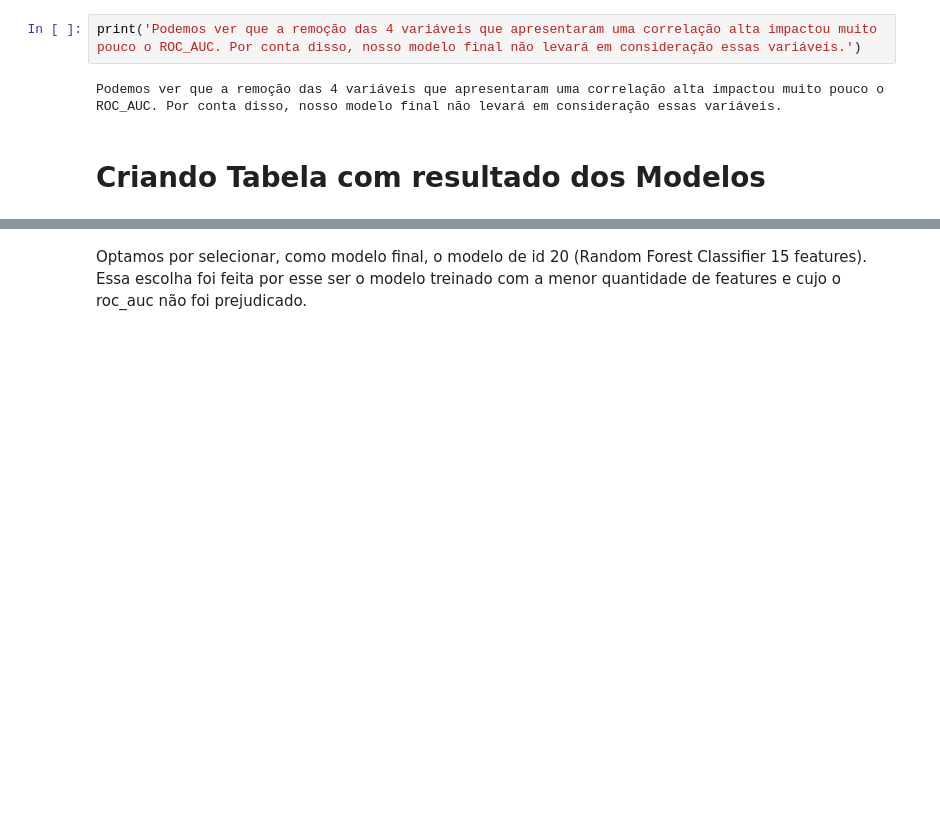
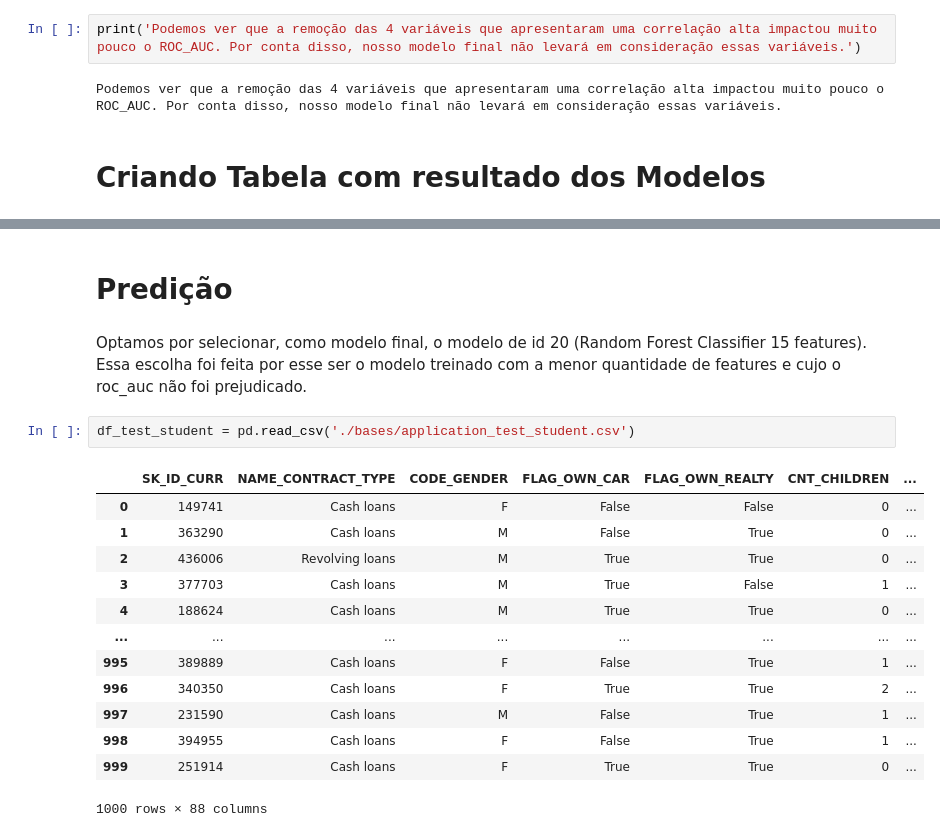
Before and after one commit to juliolimoli/projeto_dados, a Jupyter notebook: parte_DS_final.ipynb, the cells around one changed output, grey strips where cells are left out. Drawn from its saved outputs; the diff is of its cells as text; blank space fills up the shorter version.

```diff
--- a/parte_DS_final.ipynb
+++ b/parte_DS_final.ipynb
@@ -648,5 +652,23 @@ model_df
 | 0 | Logistic Regression todas as feat... | 2022-03-11 | LogisticRegression | 0.606116 | 8.443483 | {'C': 1.0, 'class_weight': None, ... | /FileStore/tables/modelos/pickle/... |
 | 18 | Logistic Regression 15 features (... | 2022-03-11 | LogisticRegression | 0.592375 | 0.313018 | {'C': 1.0, 'class_weight': None, ... | /FileStore/tables/modelos/pickle/... |
 | 15 | Logistic Regression 20 features (... | 2022-03-11 | LogisticRegression | 0.570688 | 0.173010 | {'C': 1.0, 'class_weight': None, ... | /FileStore/tables/modelos/pickle/... |
+# %% [markdown]
+# Predição
 # %% [markdown]
 Optamos por selecionar, como modelo final, o modelo de id 20 (Random Forest Classifier 15 features). Essa escolha foi feita por esse ser o modelo treinado com a menor quantidade de features e cujo o roc_auc não foi prejudicado.
+# %%
+df_test_student = pd.read_csv('./bases/application_test_student.csv')
+# %% [output]
+|  | SK_ID_CURR | NAME_CONTRACT_TYPE | CODE_GENDER | FLAG_OWN_CAR | FLAG_OWN_REALTY | CNT_CHILDREN | ... |
+| 0 | 149741 | Cash loans | F | False | False | 0 | ... |
+| 1 | 363290 | Cash loans | M | False | True | 0 | ... |
+| 2 | 436006 | Revolving loans | M | True | True | 0 | ... |
+| 3 | 377703 | Cash loans | M | True | False | 1 | ... |
+| 4 | 188624 | Cash loans | M | True | True | 0 | ... |
+| ... | ... | ... | ... | ... | ... | ... | ... |
+| 995 | 389889 | Cash loans | F | False | True | 1 | ... |
+| 996 | 340350 | Cash loans | F | True | True | 2 | ... |
+| 997 | 231590 | Cash loans | M | False | True | 1 | ... |
+| 998 | 394955 | Cash loans | F | False | True | 1 | ... |
+| 999 | 251914 | Cash loans | F | True | True | 0 | ... |
+1000 rows × 88 columns
```
Also changed, not shown: parts of 11 cells of this notebook, 2 other files.
